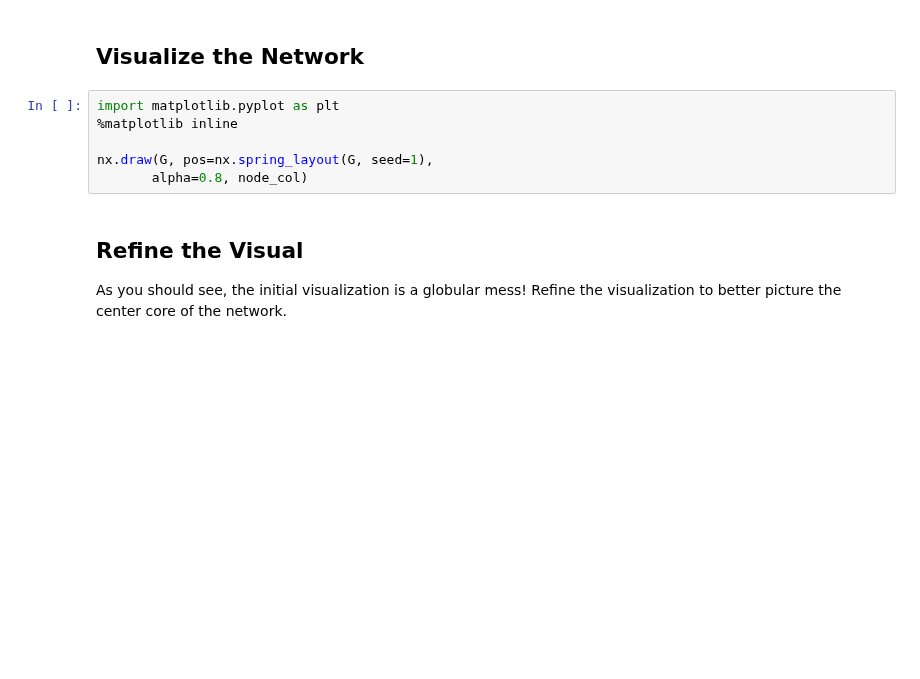
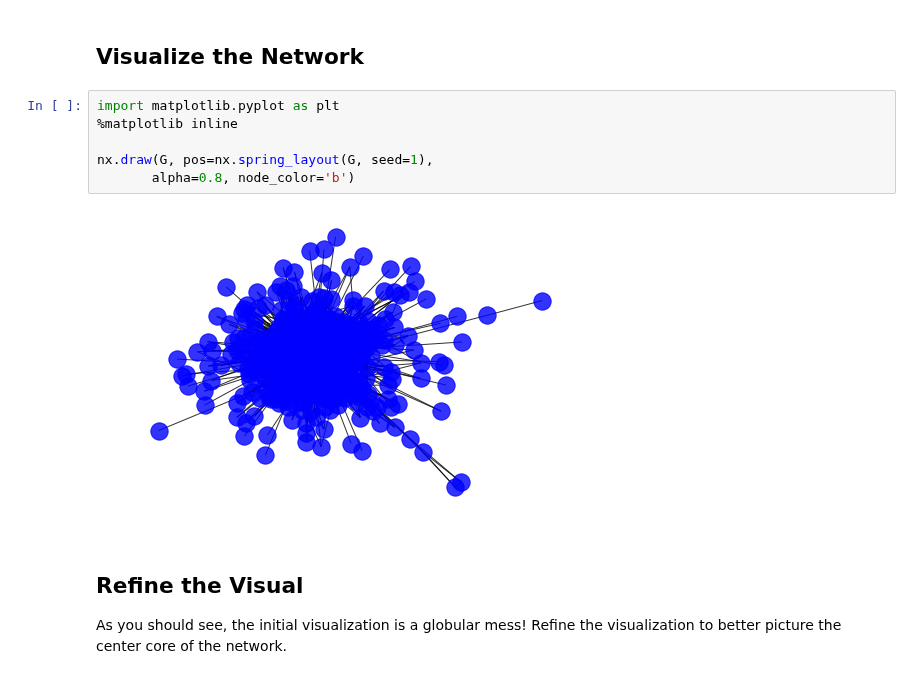
Before and after one commit to nkacoroski/dsc-3-28-12-graph-connectivity-community-detection-seattle-ds-career-040119, a Jupyter notebook: index.ipynb, the cells around one changed output. Drawn from its saved outputs; the diff is of its cells as text; blank space fills up the shorter version.

```diff
--- a/index.ipynb
+++ b/index.ipynb
@@ -56,9 +56,11 @@ for row in groups.index:
 # %%
 import matplotlib.pyplot as plt
 %matplotlib inline
 
 nx.draw(G, pos=nx.spring_layout(G, seed=1),
-       alpha=0.8, node_col)
+       alpha=0.8, node_color='b')
+# %% [output]
+[figure, added]
 # %% [markdown]
 ## Refine the Visual
 
```
